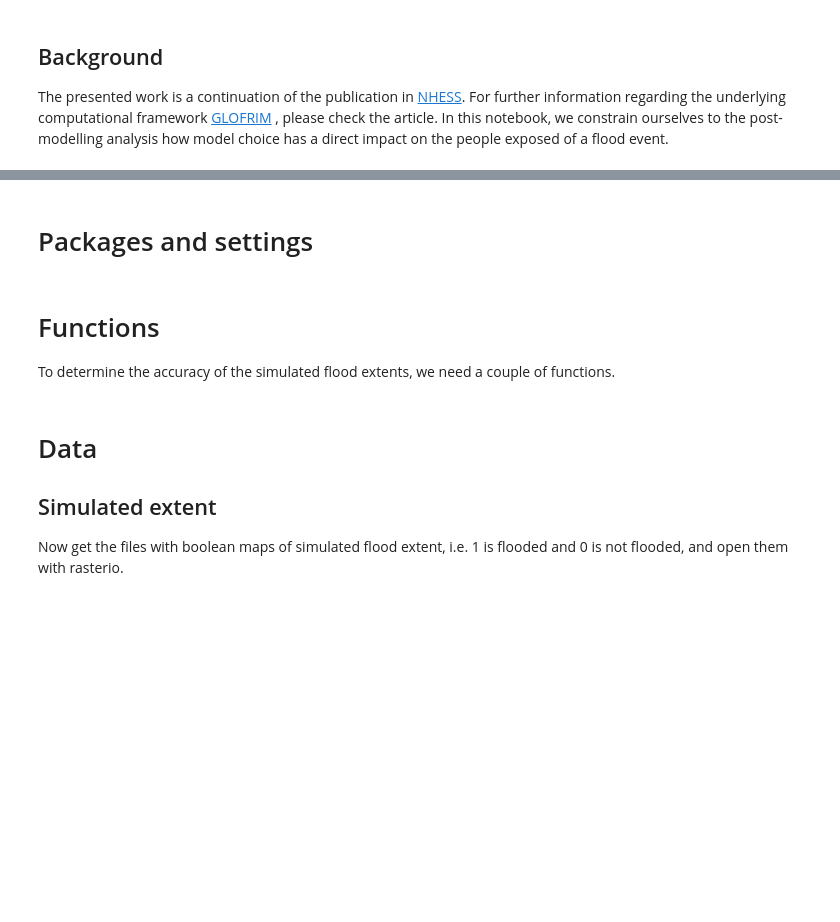
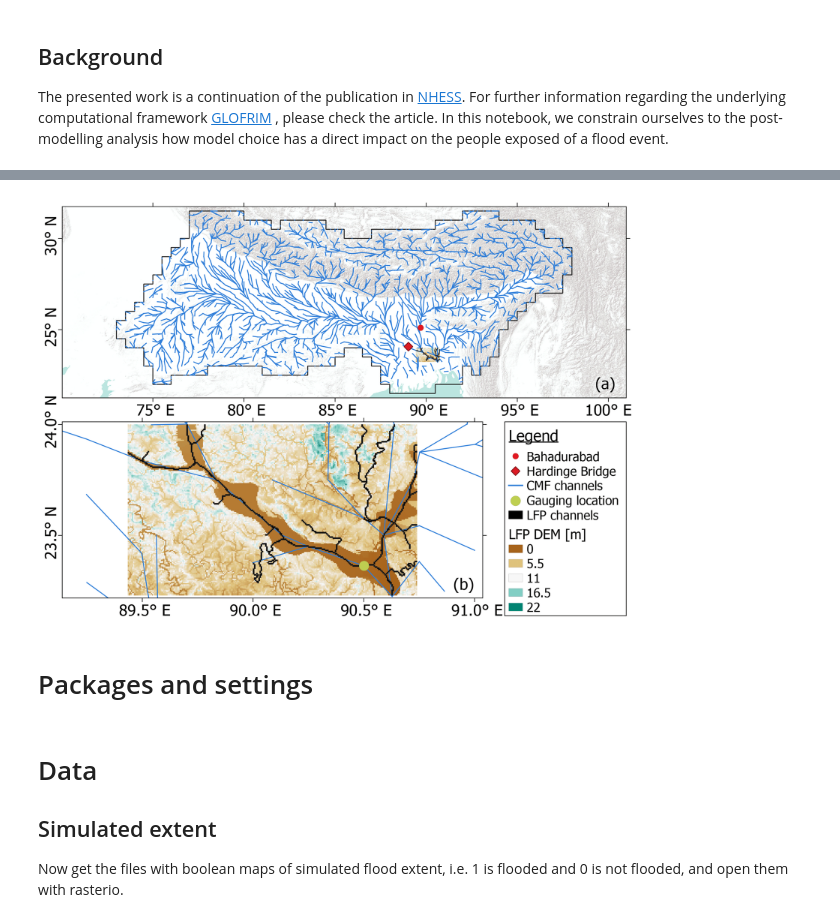
Before and after one commit to JannisHoch/floodImpact, a Jupyter notebook: analysis.ipynb, the cells around one changed output, grey strips where cells are left out. Drawn from its saved outputs; the diff is of its cells as text; code cells hidden in the pictures; blank space fills up the shorter version.

```diff
--- a/analysis.ipynb
+++ b/analysis.ipynb
@@ -66,3 +70,7 @@ Simulated flood extent was compared for the date 18 August 2007.
+# %%
+Image(filename='pics/study_area.png', width = 600, height = 300)
+# %% [output]
+[figure, added]
 # %% [markdown]
 <a id="packages_and_settings"></a>
 # Packages and settings
@@ -89,5 +87,0 @@ else: os.mkdir('out')
-# %% [markdown]
-<a id="functions"></a>
-# Functions
-
-To determine the accuracy of the simulated flood extents, we need a couple of functions.
```
Also changed, not shown: parts of 21 cells of this notebook, 7 other files.
